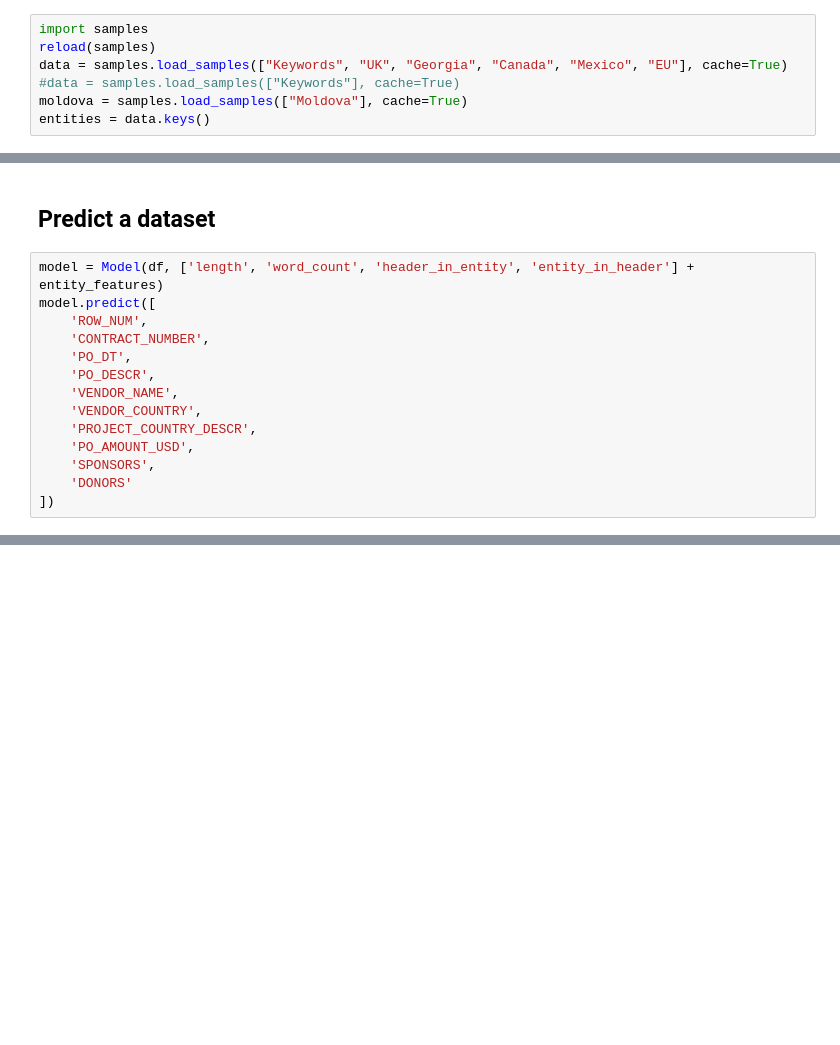
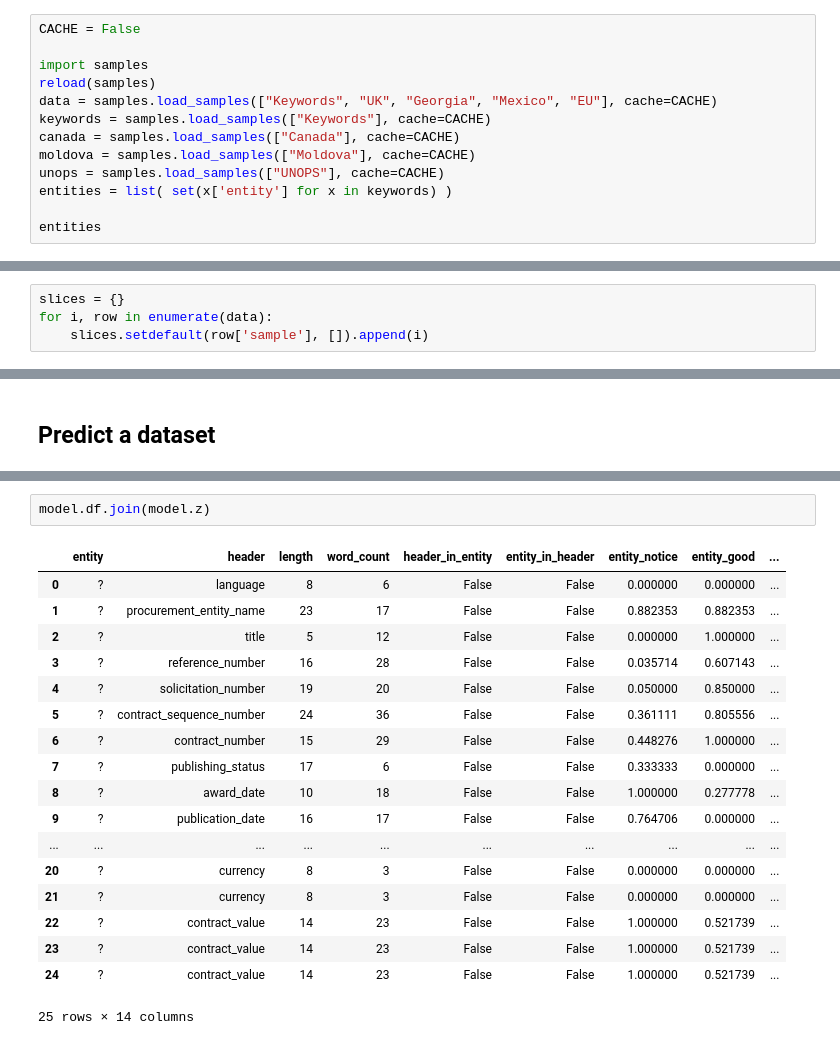
Before and after one commit to open-contracting-archive/pycon-sprint-2014, a Jupyter notebook: landscape/Simple Header Matching.ipynb, the cells around one changed output, grey strips where cells are left out. Cells and saved outputs as stored; diff of their text form; blank space fills up the shorter version.

```diff
--- a/landscape/Simple Header Matching.ipynb
+++ b/landscape/Simple Header Matching.ipynb
@@ -4,9 +4,15 @@ reload(words)
 # %% [output]
 <module 'words' from 'words.pyc'>
 # %%
+CACHE = False
+
 import samples
 reload(samples)
-data = samples.load_samples(["Keywords", "UK", "Georgia", "Canada", "Mexico", "EU"], cache=True)
-#data = samples.load_samples(["Keywords"], cache=True)
-moldova = samples.load_samples(["Moldova"], cache=True)
-entities = data.keys()
+data = samples.load_samples(["Keywords", "UK", "Georgia", "Mexico", "EU"], cache=CACHE)
+keywords = samples.load_samples(["Keywords"], cache=CACHE)
+canada = samples.load_samples(["Canada"], cache=CACHE)
+moldova = samples.load_samples(["Moldova"], cache=CACHE)
+unops = samples.load_samples(["UNOPS"], cache=CACHE)
+entities = list( set(x['entity'] for x in keywords) )
+
+entities
@@ -22,3 +33,7 @@ from sklearn import cross_validation
+# %%
+slices = {}
+for i, row in enumerate(data):
+    slices.setdefault(row['sample'], []).append(i)
 # %% [markdown]
 ## I. Define Raw Data
 # %%
@@ -149,16 +190,2 @@ ValueError: The number of classes has to be greater than one.
 # %% [markdown]
 ## Predict a dataset
-# %%
-model = Model(df, ['length', 'word_count', 'header_in_entity', 'entity_in_header'] + entity_features)
-model.predict([
-    'ROW_NUM',
-    'CONTRACT_NUMBER',
-    'PO_DT',
-    'PO_DESCR',
-    'VENDOR_NAME',
-    'VENDOR_COUNTRY',
-    'PROJECT_COUNTRY_DESCR',
-    'PO_AMOUNT_USD',
-    'SPONSORS',
-    'DONORS'
-])
@@ -166,0 +232,21 @@ KeyError: "['length' 'word_count' 'header_in_entity' 'entity_in_header'\n 'entit
+# %%
+model.df.join(model.z)
+# %% [output]
+|  | entity | header | length | word_count | header_in_entity | entity_in_header | entity_notice | entity_good | ... |
+| 0 | ? | language | 8 | 6 | False | False | 0.000000 | 0.000000 | ... |
+| 1 | ? | procurement_entity_name | 23 | 17 | False | False | 0.882353 | 0.882353 | ... |
+| 2 | ? | title | 5 | 12 | False | False | 0.000000 | 1.000000 | ... |
+| 3 | ? | reference_number | 16 | 28 | False | False | 0.035714 | 0.607143 | ... |
+| 4 | ? | solicitation_number | 19 | 20 | False | False | 0.050000 | 0.850000 | ... |
+| 5 | ? | contract_sequence_number | 24 | 36 | False | False | 0.361111 | 0.805556 | ... |
+| 6 | ? | contract_number | 15 | 29 | False | False | 0.448276 | 1.000000 | ... |
+| 7 | ? | publishing_status | 17 | 6 | False | False | 0.333333 | 0.000000 | ... |
+| 8 | ? | award_date | 10 | 18 | False | False | 1.000000 | 0.277778 | ... |
+| 9 | ? | publication_date | 16 | 17 | False | False | 0.764706 | 0.000000 | ... |
+| ... | ... | ... | ... | ... | ... | ... | ... | ... | ... |
+| 20 | ? | currency | 8 | 3 | False | False | 0.000000 | 0.000000 | ... |
+| 21 | ? | currency | 8 | 3 | False | False | 0.000000 | 0.000000 | ... |
+| 22 | ? | contract_value | 14 | 23 | False | False | 1.000000 | 0.521739 | ... |
+| 23 | ? | contract_value | 14 | 23 | False | False | 1.000000 | 0.521739 | ... |
+| 24 | ? | contract_value | 14 | 23 | False | False | 1.000000 | 0.521739 | ... |
+25 rows × 14 columns
```
Also changed, not shown: parts of 13 cells of this notebook, 1 other file.
